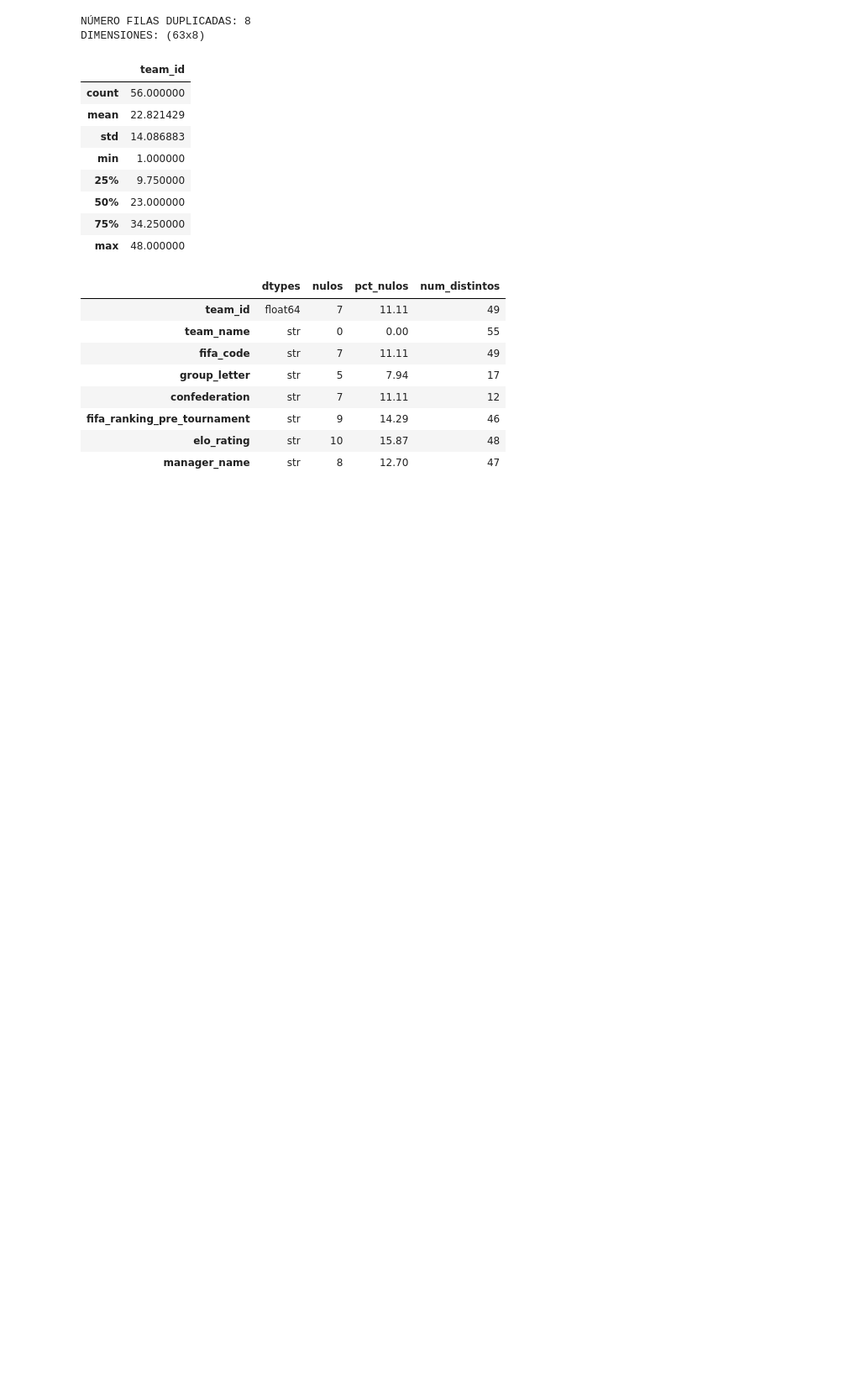
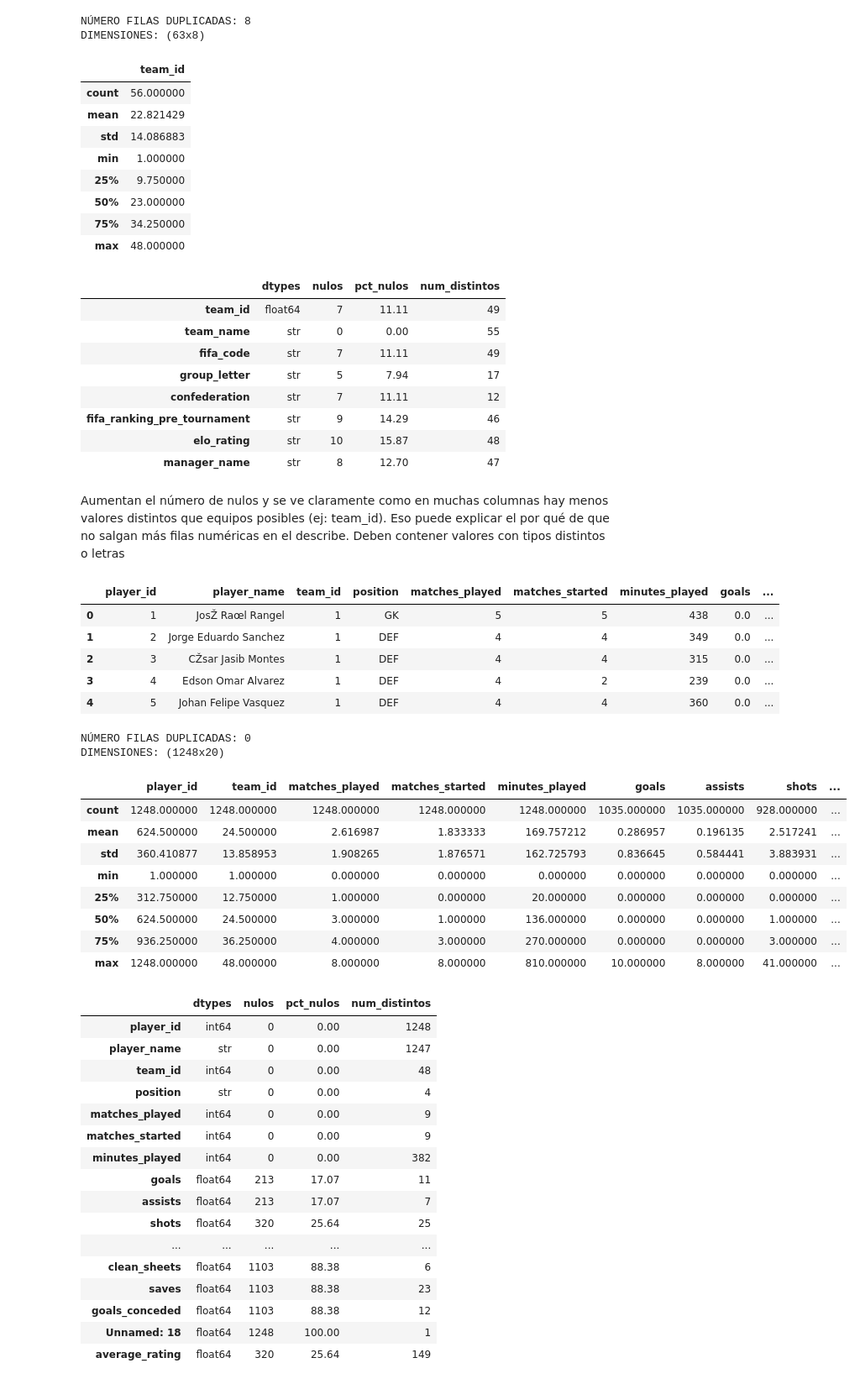
Before and after one commit to gonzalotorrentebelio/World-Cup-Spain, a Jupyter notebook: bloque1.ipynb, the cells around one changed output. Shown at 84% size. Cells and saved outputs as stored; diff of their text form; code cells hidden in the pictures; blank space fills up the shorter version.

```diff
--- a/bloque1.ipynb
+++ b/bloque1.ipynb
@@ -155,3 +254,44 @@ DIMENSIONES: (63x8)
 | fifa_ranking_pre_tournament | str | 9 | 14.29 | 46 |
 | elo_rating | str | 10 | 15.87 | 48 |
 | manager_name | str | 8 | 12.70 | 47 |
+# %% [markdown]
+Aumentan el número de nulos y se ve claramente como en muchas columnas hay menos valores distintos que equipos posibles (ej: team_id). Eso puede explicar el por qué de que no salgan más filas numéricas en el describe. Deben contener
+valores con tipos distintos o letras
+# %%
+df_playerstats = pd.read_csv("datasetsWC26/2026player_stats.csv", sep =";")
+display(resumen(df_playerstats))
+# %% [output]
+|  | player_id | player_name | team_id | position | matches_played | matches_started | minutes_played | goals | ... |
+| 0 | 1 | JosŽ Raœl Rangel | 1 | GK | 5 | 5 | 438 | 0.0 | ... |
+| 1 | 2 | Jorge Eduardo Sanchez | 1 | DEF | 4 | 4 | 349 | 0.0 | ... |
+| 2 | 3 | CŽsar Jasib Montes | 1 | DEF | 4 | 4 | 315 | 0.0 | ... |
+| 3 | 4 | Edson Omar Alvarez | 1 | DEF | 4 | 2 | 239 | 0.0 | ... |
+| 4 | 5 | Johan Felipe Vasquez | 1 | DEF | 4 | 4 | 360 | 0.0 | ... |
+NÚMERO FILAS DUPLICADAS: 0
+DIMENSIONES: (1248x20)
+|  | player_id | team_id | matches_played | matches_started | minutes_played | goals | assists | shots | ... |
+| count | 1248.000000 | 1248.000000 | 1248.000000 | 1248.000000 | 1248.000000 | 1035.000000 | 1035.000000 | 928.000000 | ... |
+| mean | 624.500000 | 24.500000 | 2.616987 | 1.833333 | 169.757212 | 0.286957 | 0.196135 | 2.517241 | ... |
+| std | 360.410877 | 13.858953 | 1.908265 | 1.876571 | 162.725793 | 0.836645 | 0.584441 | 3.883931 | ... |
+| min | 1.000000 | 1.000000 | 0.000000 | 0.000000 | 0.000000 | 0.000000 | 0.000000 | 0.000000 | ... |
+| 25% | 312.750000 | 12.750000 | 1.000000 | 0.000000 | 20.000000 | 0.000000 | 0.000000 | 0.000000 | ... |
+| 50% | 624.500000 | 24.500000 | 3.000000 | 1.000000 | 136.000000 | 0.000000 | 0.000000 | 1.000000 | ... |
+| 75% | 936.250000 | 36.250000 | 4.000000 | 3.000000 | 270.000000 | 0.000000 | 0.000000 | 3.000000 | ... |
+| max | 1248.000000 | 48.000000 | 8.000000 | 8.000000 | 810.000000 | 10.000000 | 8.000000 | 41.000000 | ... |
+|  | dtypes | nulos | pct_nulos | num_distintos |
+| player_id | int64 | 0 | 0.00 | 1248 |
+| player_name | str | 0 | 0.00 | 1247 |
+| team_id | int64 | 0 | 0.00 | 48 |
+| position | str | 0 | 0.00 | 4 |
+| matches_played | int64 | 0 | 0.00 | 9 |
+| matches_started | int64 | 0 | 0.00 | 9 |
+| minutes_played | int64 | 0 | 0.00 | 382 |
+| goals | float64 | 213 | 17.07 | 11 |
+| assists | float64 | 213 | 17.07 | 7 |
+| shots | float64 | 320 | 25.64 | 25 |
+| ... | ... | ... | ... | ... |
+| clean_sheets | float64 | 1103 | 88.38 | 6 |
+| saves | float64 | 1103 | 88.38 | 23 |
+| goals_conceded | float64 | 1103 | 88.38 | 12 |
+| Unnamed: 18 | float64 | 1248 | 100.00 | 1 |
+| average_rating | float64 | 320 | 25.64 | 149 |
```
Also changed, not shown: parts of 16 cells of this notebook.
